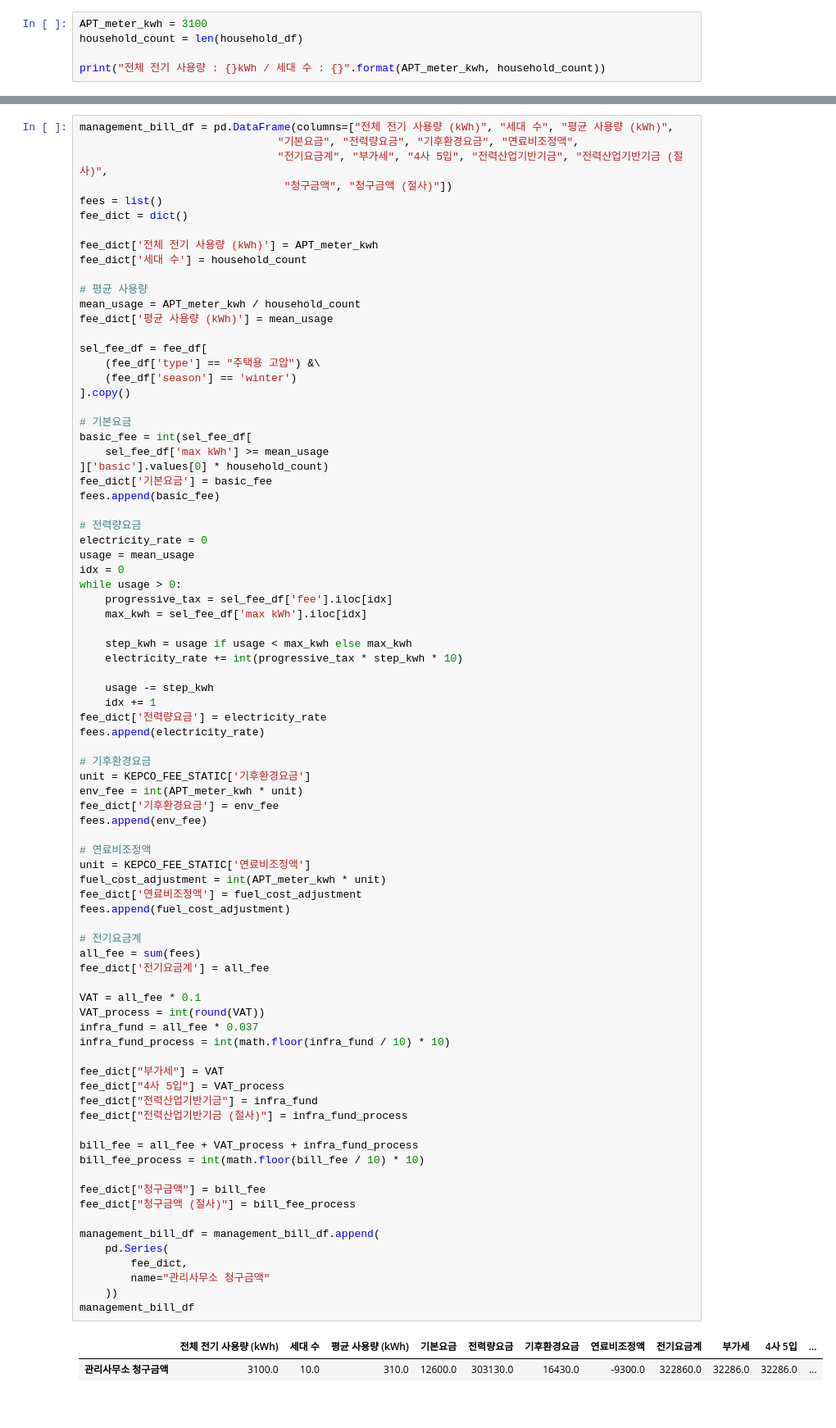
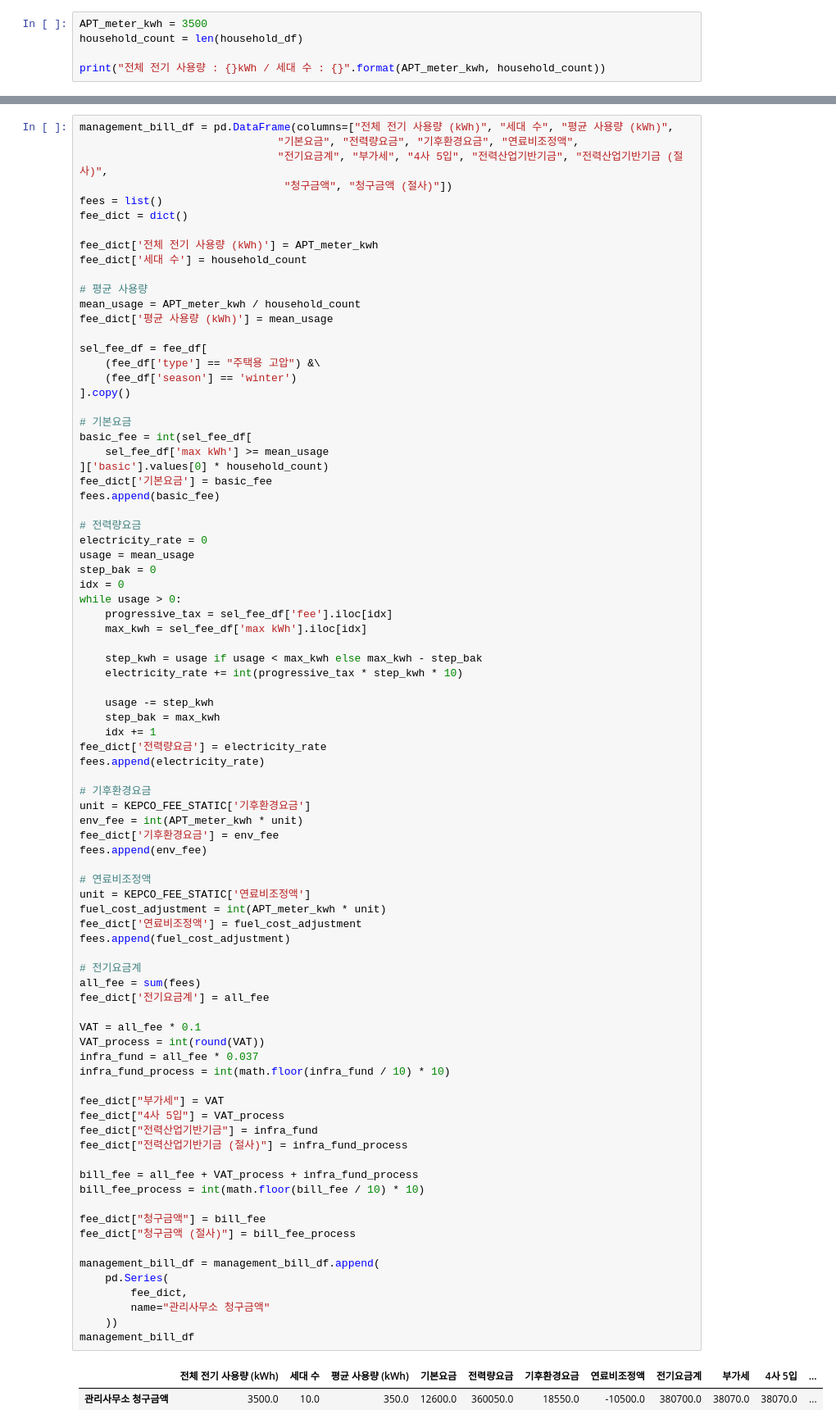
Before and after one commit to formegusto/rate-contract-proto, a Jupyter notebook: 단일계약 calc proto.ipynb, the cells around one changed output, grey strips where cells are left out. Shown at 82% size. Saved outputs shown, nothing was run; the diff lists cells and outputs as text.

```diff
--- a/단일계약 calc proto.ipynb
+++ b/단일계약 calc proto.ipynb
@@ -151,7 +155,7 @@ fee_df
 - Season : Winter
 - Calc Month : 2
 # %%
-APT_meter_kwh = 3100
+APT_meter_kwh = 3500
 household_count = len(household_df)
 
 print("전체 전기 사용량 : {}kWh / 세대 수 : {}".format(APT_meter_kwh, household_count))
@@ -187,15 +191,17 @@ fees.append(basic_fee)
 # 전력량요금
 electricity_rate = 0
 usage = mean_usage
+step_bak = 0
 idx = 0
 while usage > 0:
     progressive_tax = sel_fee_df['fee'].iloc[idx]
     max_kwh = sel_fee_df['max kWh'].iloc[idx]
 
-    step_kwh = usage if usage < max_kwh else max_kwh
+    step_kwh = usage if usage < max_kwh else max_kwh - step_bak
     electricity_rate += int(progressive_tax * step_kwh * 10)
 
     usage -= step_kwh
+    step_bak = max_kwh
     idx += 1
 fee_dict['전력량요금'] = electricity_rate
 fees.append(electricity_rate)
@@ -213,32 +219,32 @@ fee_dict['연료비조정액'] = fuel_cost_adjustment
 fees.append(fuel_cost_adjustment)
 
 # 전기요금계
 all_fee = sum(fees)
 fee_dict['전기요금계'] = all_fee
 
 VAT = all_fee * 0.1
 VAT_process = int(round(VAT))
 infra_fund = all_fee * 0.037
 infra_fund_process = int(math.floor(infra_fund / 10) * 10)
 
 fee_dict["부가세"] = VAT
 fee_dict["4사 5입"] = VAT_process
 fee_dict["전력산업기반기금"] = infra_fund
 fee_dict["전력산업기반기금 (절사)"] = infra_fund_process
 
 bill_fee = all_fee + VAT_process + infra_fund_process
 bill_fee_process = int(math.floor(bill_fee / 10) * 10)
 
 fee_dict["청구금액"] = bill_fee
 fee_dict["청구금액 (절사)"] = bill_fee_process
 
 management_bill_df = management_bill_df.append(
     pd.Series(
         fee_dict,
         name="관리사무소 청구금액"
     ))
 management_bill_df
 # %% [output]
 |  | 전체 전기 사용량 (kWh) | 세대 수 | 평균 사용량 (kWh) | 기본요금 | 전력량요금 | 기후환경요금 | 연료비조정액 | 전기요금계 | 부가세 | 4사 5입 | ... |
-| 관리사무소 청구금액 | 3100.0 | 10.0 | 310.0 | 12600.0 | 303130.0 | 16430.0 | -9300.0 | 322860.0 | 32286.0 | 32286.0 | ... |
+| 관리사무소 청구금액 | 3500.0 | 10.0 | 350.0 | 12600.0 | 360050.0 | 18550.0 | -10500.0 | 380700.0 | 38070.0 | 38070.0 | ... |
 # %%
```
Also changed, not shown: parts of 5 cells of this notebook, 1 other file.
